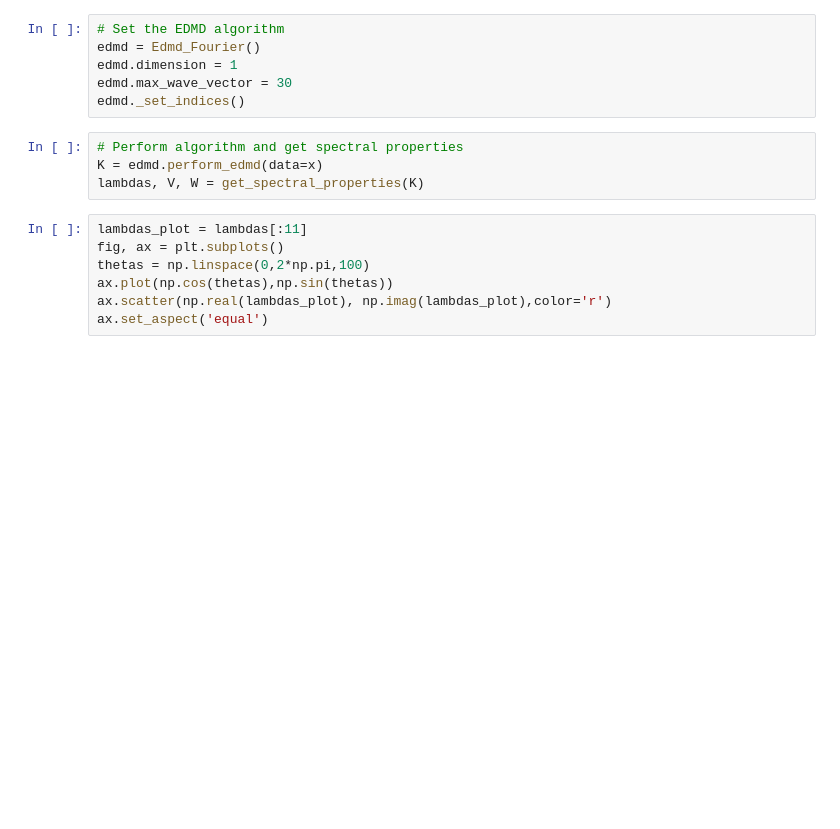
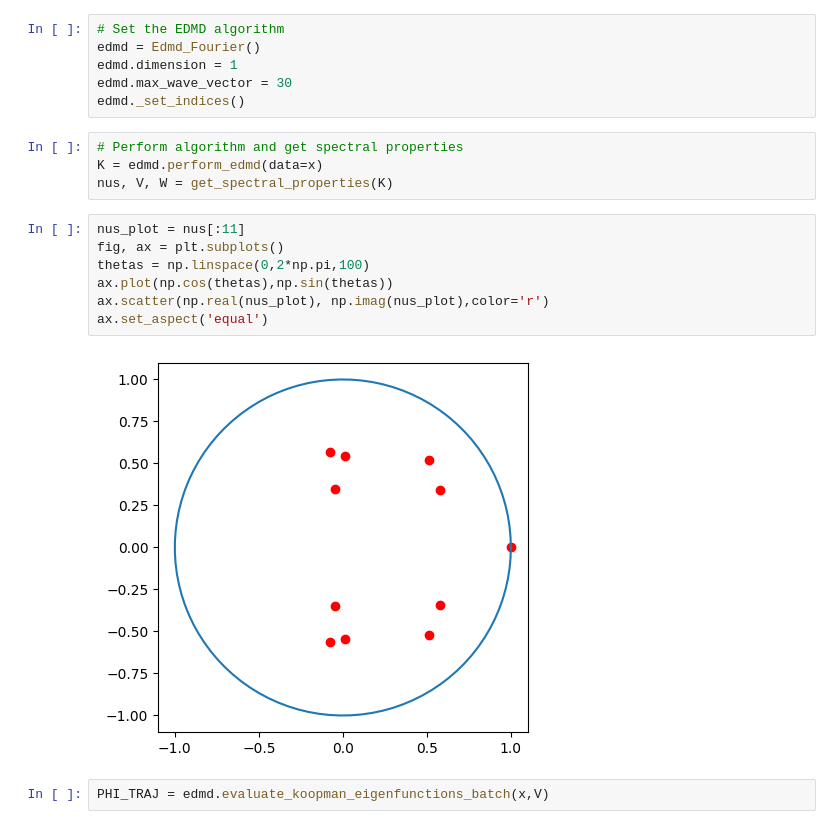
Before and after one commit to niccozagli/KoopmanismResponse, a Jupyter notebook: notebooks/try.ipynb, the cells around one changed output. Cells and saved outputs as stored; diff of their text form; blank space fills up the shorter version.

```diff
--- a/notebooks/try.ipynb
+++ b/notebooks/try.ipynb
@@ -25,11 +25,15 @@ edmd._set_indices()
 # %%
 # Perform algorithm and get spectral properties
 K = edmd.perform_edmd(data=x)
-lambdas, V, W = get_spectral_properties(K)
+nus, V, W = get_spectral_properties(K)
 # %%
-lambdas_plot = lambdas[:11]
+nus_plot = nus[:11]
 fig, ax = plt.subplots()
 thetas = np.linspace(0,2*np.pi,100)
 ax.plot(np.cos(thetas),np.sin(thetas))
-ax.scatter(np.real(lambdas_plot), np.imag(lambdas_plot),color='r')
+ax.scatter(np.real(nus_plot), np.imag(nus_plot),color='r')
 ax.set_aspect('equal')
+# %% [output]
+[figure, added]
+# %%
+PHI_TRAJ = edmd.evaluate_koopman_eigenfunctions_batch(x,V)
```
Also changed, not shown: parts of 7 cells of this notebook, 1 other file.
